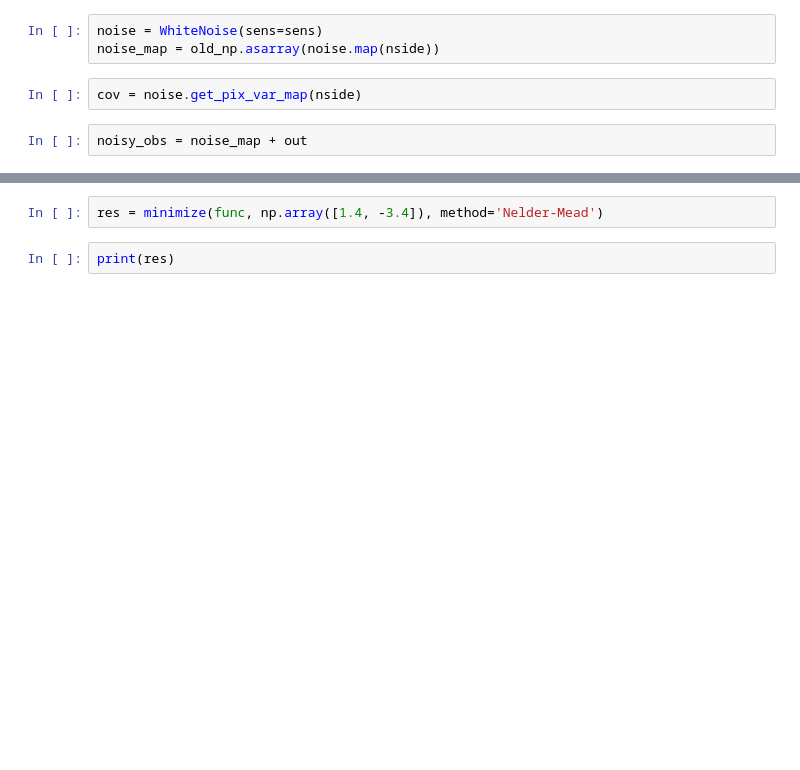
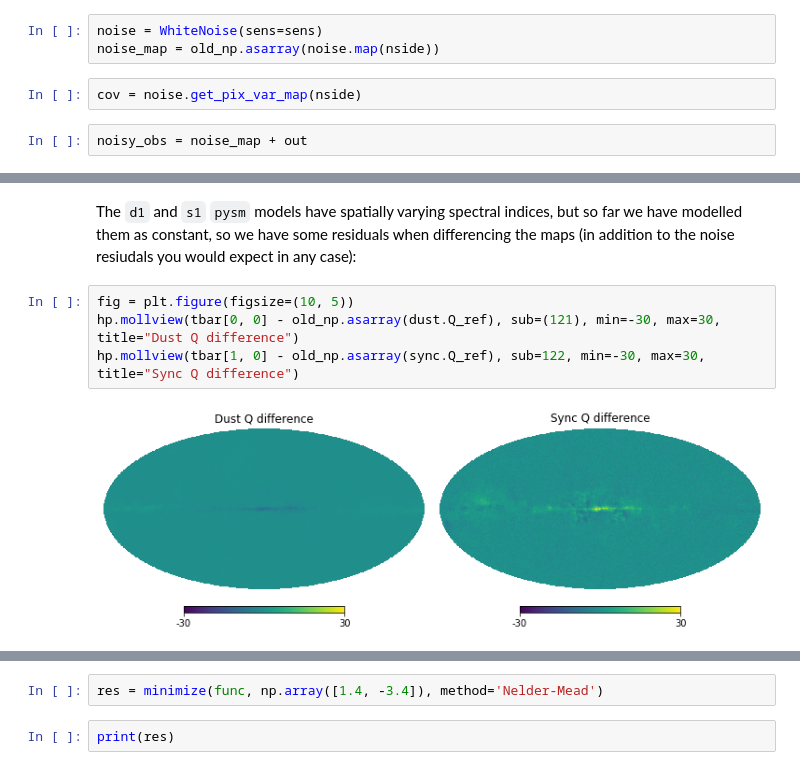
Before and after one commit to b-thorne/hoover_bkp, a Jupyter notebook: notebooks/simulations.ipynb, the cells around one changed output, grey strips where cells are left out. Cells and saved outputs as stored; diff of their text form; blank space fills up the shorter version.

```diff
--- a/notebooks/simulations.ipynb
+++ b/notebooks/simulations.ipynb
@@ -55,0 +87,8 @@ hp.mollview(component_maps[0, :, 0])
+# %% [markdown]
+The `d1` and `s1` `pysm` models have spatially varying spectral indices, but so far we have modelled them as constant, so we have some residuals when differencing the maps (in addition to the noise resiudals you would expect in any case):
+# %%
+fig = plt.figure(figsize=(10, 5))
+hp.mollview(tbar[0, 0] - old_np.asarray(dust.Q_ref), sub=(121), min=-30, max=30, title="Dust Q difference")
+hp.mollview(tbar[1, 0] - old_np.asarray(sync.Q_ref), sub=122, min=-30, max=30, title="Sync Q difference")
+# %% [output]
+[figure, added]
```
Also changed, not shown: parts of 39 cells of this notebook, 3 other files.
